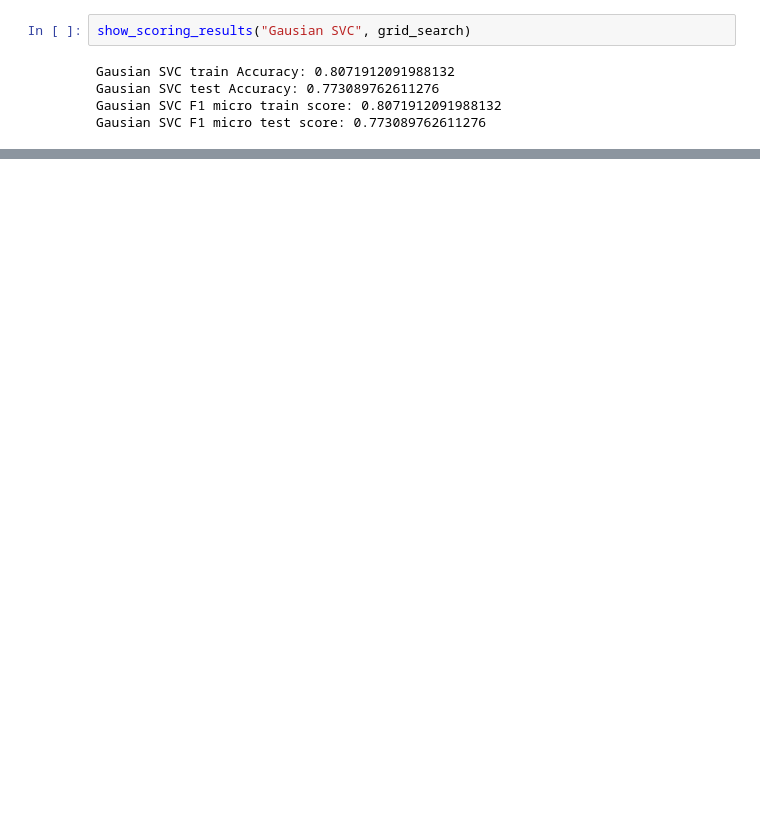
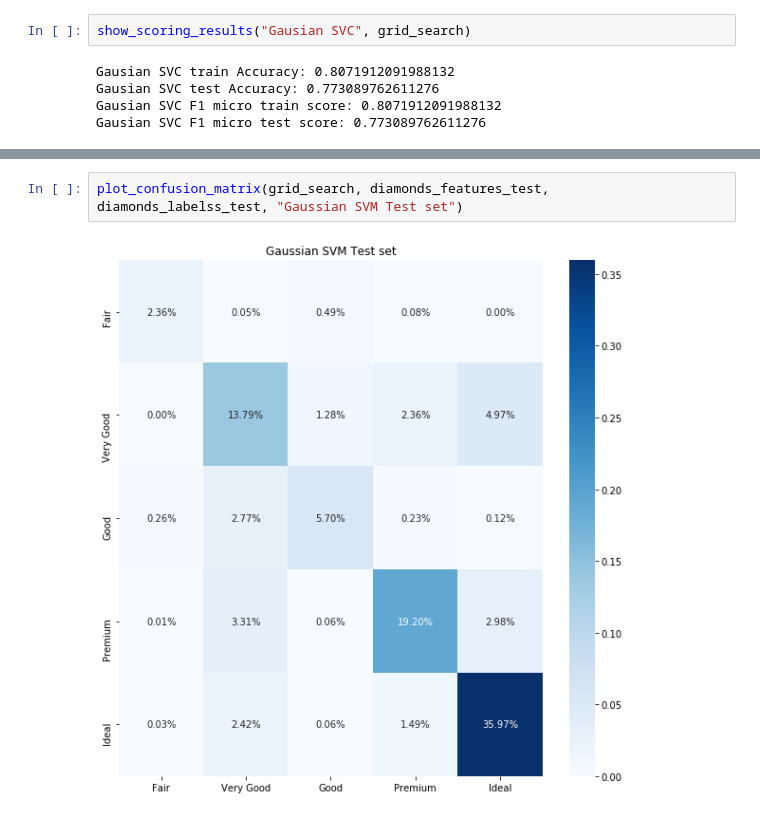
Before and after one commit to LuGeorgiev/Python-SoftUni, a Jupyter notebook: MachineLearning/15.Exam/Exam 15.11.2020 Lyubomir Georgiev.ipynb, the cells around one changed output, grey strips where cells are left out. Saved outputs shown, nothing was run; the diff lists cells and outputs as text; blank space fills up the shorter version.

```diff
--- a/MachineLearning/15.Exam/Exam 15.11.2020 Lyubomir Georgiev.ipynb
+++ b/MachineLearning/15.Exam/Exam 15.11.2020 Lyubomir Georgiev.ipynb
@@ -549,0 +611,4 @@ Gausian SVC F1 micro test score: 0.7729043026706232
+# %%
+plot_confusion_matrix(grid_search, diamonds_features_test, diamonds_labelss_test, "Gaussian SVM Test set")
+# %% [output]
+[figure, added]
```
Also changed, not shown: parts of 41 cells of this notebook.
